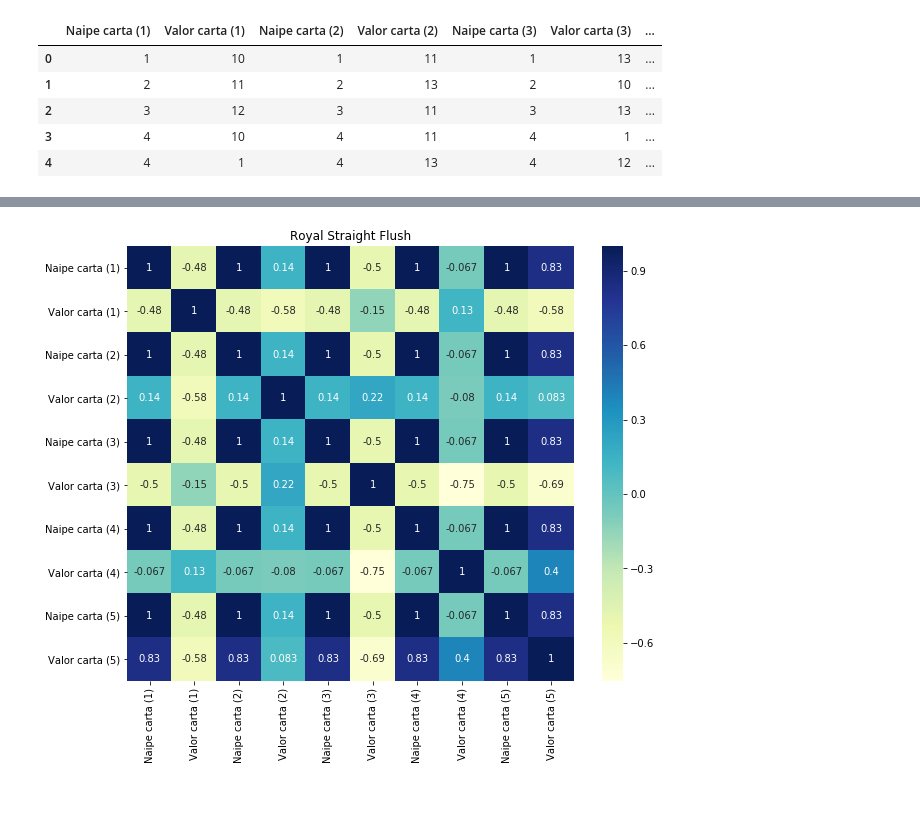
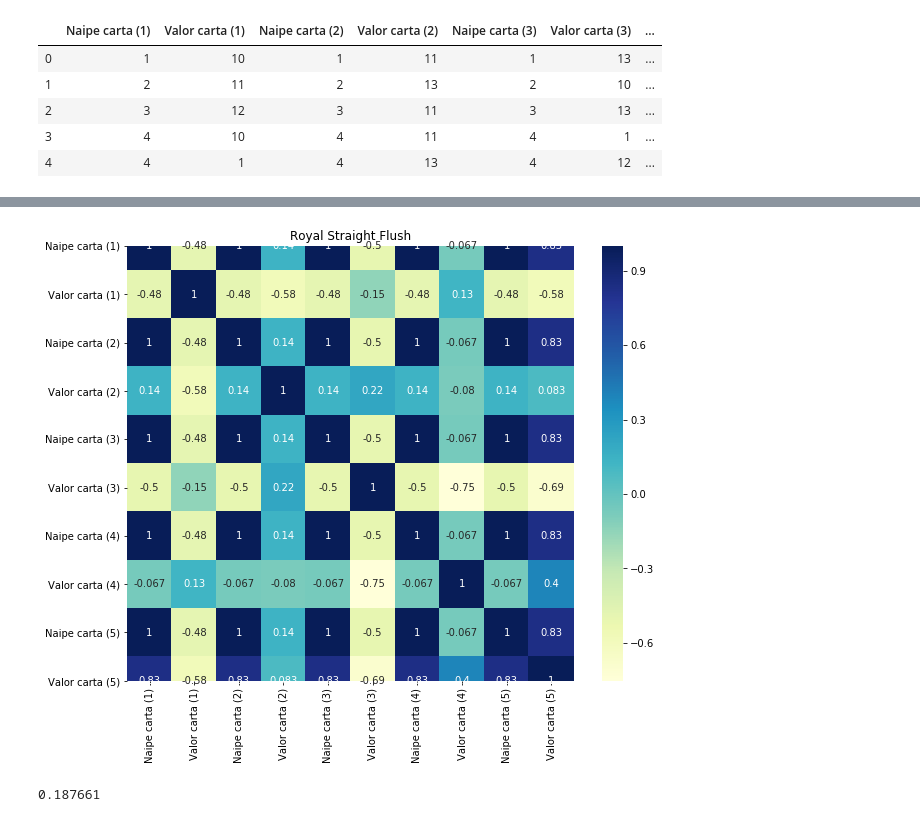
Before and after one commit to gtkacz/projeto2_cdados, a Jupyter notebook: Projeto_2.ipynb, the cells around one changed output, grey strips where cells are left out. Cells and saved outputs as stored; diff of their text form; code cells hidden in the pictures.

Commit message:
previsao inicial (horrivel)

```diff
--- a/Projeto_2.ipynb
+++ b/Projeto_2.ipynb
@@ -127,7 +143,7 @@ plt.show()
 # %%
-plt.figure(figsize = (10, 8))
+fig.figure(figsize = (10, 8))
 sns.heatmap(t9.corr(), annot = True, cmap="YlGnBu")
-plt.title('Royal Straight Flush')
-plt.show()
+fig.title('Royal Straight Flush')
+fig.show()
 # %% [output]
-[figure, old version]
+[figure, new version]
@@ -133,0 +158,7 @@ plt.show()
+# %%
+decision_tree=DecisionTreeClassifier(random_state=0,max_depth = 2)
+decision_tree=decision_tree.fit(treino_x,treino_y)
+previsao_y=decision_tree.predict(teste_x)
+accuracy_score(previsao_y,teste_y)
+# %% [output]
+0.187661
```
Also changed, not shown: parts of 12 cells of this notebook.
